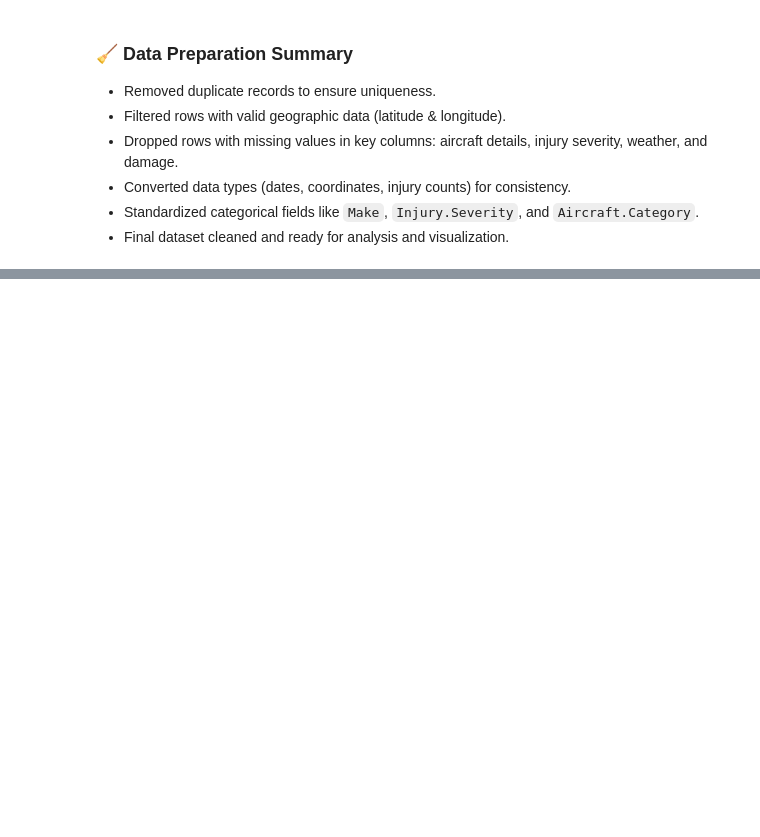
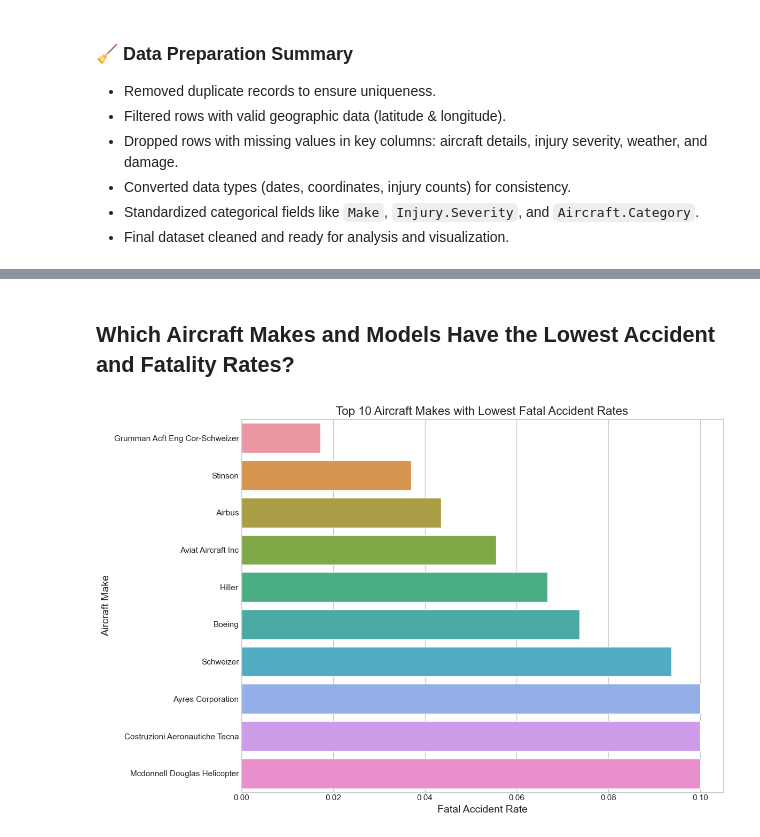
Before and after one commit to g-eez/dsc-phase-1-project, a Jupyter notebook: Project_Notebook.ipynb, the cells around one changed output, grey strips where cells are left out. Saved outputs shown, nothing was run; the diff lists cells and outputs as text; code cells hidden in the pictures; blank space fills up the shorter version.

```diff
--- a/Project_Notebook.ipynb
+++ b/Project_Notebook.ipynb
@@ -985,0 +1190,30 @@ memory usage: 4.8+ MB
+# %% [markdown]
+## Which Aircraft Makes and Models Have the Lowest Accident and Fatality Rates?
+# %%
+# Visualization 1: Top 10 safest aircraft makes based on fatal accident rate
+# Calculate safety metrics by aircraft make
+make_safety = df.groupby('Make').agg(
+    total_accidents=('Make', 'count'),
+    fatal_accidents=('Injury.Severity', lambda x: (x == 'Fatal').sum())
+).reset_index()
+
+# Calculate fatal accident rate
+make_safety['fatal_accident_rate'] = make_safety['fatal_accidents'] / make_safety['total_accidents']
+
+# Filter for statistical significance (at least 30 accidents)
+significant_makes = make_safety[make_safety['total_accidents'] >= 30].copy()
+significant_makes = significant_makes.sort_values('fatal_accident_rate')
+# %%
+# Plot top 10 safest makes
+plt.figure(figsize=(12, 8))
+top_10_makes = significant_makes.head(10)
+sns.barplot(x='fatal_accident_rate', y='Make', data=top_10_makes)
+plt.title('Top 10 Aircraft Makes with Lowest Fatal Accident Rates', fontsize=16)
+plt.xlabel('Fatal Accident Rate', fontsize=14)
+plt.ylabel('Aircraft Make', fontsize=14)
+plt.grid(True, axis='x')
+plt.tight_layout()
+plt.savefig('safest_aircraft_makes.png', dpi=300, bbox_inches='tight')
+plt.show()
+# %% [output]
+[figure, added]
```
Also changed, not shown: parts of 29 cells of this notebook, 12 other files.
